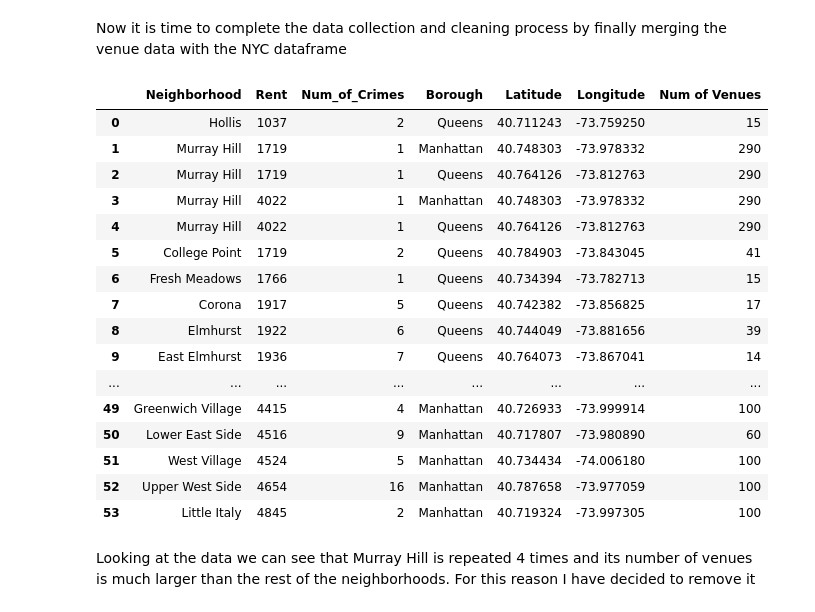
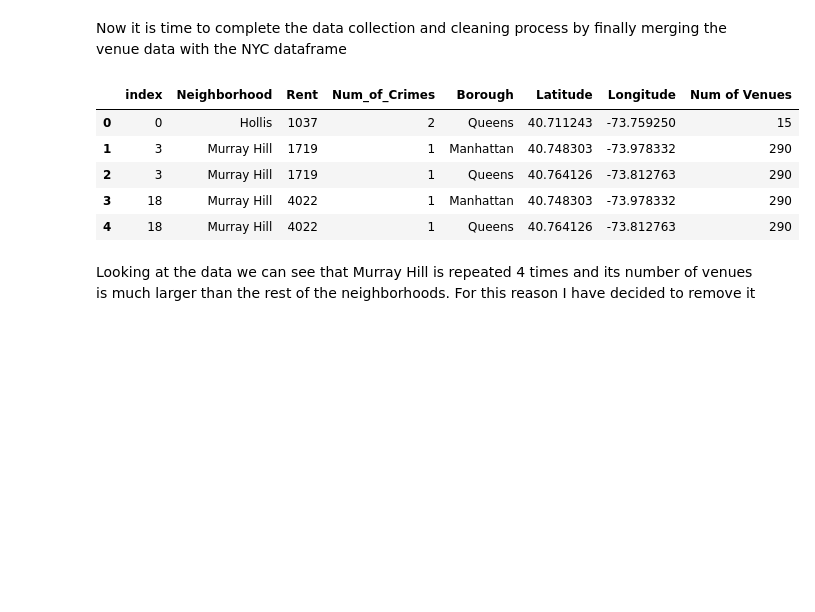
Before and after one commit to h-sarhan/IBM_Data_Science_Capstone, a Jupyter notebook: Battle of the Neighborhoods.ipynb, the cells around one changed output. Cells and saved outputs as stored; diff of their text form; code cells hidden in the pictures; blank space fills up the shorter version.

```diff
--- a/Battle of the Neighborhoods.ipynb
+++ b/Battle of the Neighborhoods.ipynb
@@ -532,6 +487,6 @@ NYCRENT = pd.concat([q_nbhds_rent, brook_nbhds_rent, bronx_nbhds_rent, m_nbhds_r
 # %%
 NYCRENT.reset_index(inplace = True)
 # %%
-NYCRENT.drop(['index'],axis = 1, inplace = True)
-NYCRENT
+# NYCRENT.drop(['index'],axis = 1, inplace = True)
+NYCRENT.head()
 # %% [output]
@@ -673,25 +594,14 @@ NYCVENUES
 Now it is time to complete the data collection and cleaning process by finally merging the venue data with the NYC dataframe
 # %%
 NYC = pd.merge(NYC, NYCVENUES, on = 'Neighborhood')
-NYC
+NYC.head()
 # %% [output]
-|  | Neighborhood | Rent | Num_of_Crimes | Borough | Latitude | Longitude | Num of Venues |
-| 0 | Hollis | 1037 | 2 | Queens | 40.711243 | -73.759250 | 15 |
-| 1 | Murray Hill | 1719 | 1 | Manhattan | 40.748303 | -73.978332 | 290 |
-| 2 | Murray Hill | 1719 | 1 | Queens | 40.764126 | -73.812763 | 290 |
-| 3 | Murray Hill | 4022 | 1 | Manhattan | 40.748303 | -73.978332 | 290 |
-| 4 | Murray Hill | 4022 | 1 | Queens | 40.764126 | -73.812763 | 290 |
-| 5 | College Point | 1719 | 2 | Queens | 40.784903 | -73.843045 | 41 |
-| 6 | Fresh Meadows | 1766 | 1 | Queens | 40.734394 | -73.782713 | 15 |
-| 7 | Corona | 1917 | 5 | Queens | 40.742382 | -73.856825 | 17 |
-| 8 | Elmhurst | 1922 | 6 | Queens | 40.744049 | -73.881656 | 39 |
-| 9 | East Elmhurst | 1936 | 7 | Queens | 40.764073 | -73.867041 | 14 |
-| ... | ... | ... | ... | ... | ... | ... | ... |
-| 49 | Greenwich Village | 4415 | 4 | Manhattan | 40.726933 | -73.999914 | 100 |
-| 50 | Lower East Side | 4516 | 9 | Manhattan | 40.717807 | -73.980890 | 60 |
-| 51 | West Village | 4524 | 5 | Manhattan | 40.734434 | -74.006180 | 100 |
-| 52 | Upper West Side | 4654 | 16 | Manhattan | 40.787658 | -73.977059 | 100 |
-| 53 | Little Italy | 4845 | 2 | Manhattan | 40.719324 | -73.997305 | 100 |
+|  | index | Neighborhood | Rent | Num_of_Crimes | Borough | Latitude | Longitude | Num of Venues |
+| 0 | 0 | Hollis | 1037 | 2 | Queens | 40.711243 | -73.759250 | 15 |
+| 1 | 3 | Murray Hill | 1719 | 1 | Manhattan | 40.748303 | -73.978332 | 290 |
+| 2 | 3 | Murray Hill | 1719 | 1 | Queens | 40.764126 | -73.812763 | 290 |
+| 3 | 18 | Murray Hill | 4022 | 1 | Manhattan | 40.748303 | -73.978332 | 290 |
+| 4 | 18 | Murray Hill | 4022 | 1 | Queens | 40.764126 | -73.812763 | 290 |
 # %% [markdown]
 Looking at the data we can see that Murray Hill is repeated 4 times and its number of venues is much larger than the rest of the neighborhoods. For this reason I have decided to remove it
 # %%
```
Also changed, not shown: parts of 22 cells of this notebook, 3 other files.
